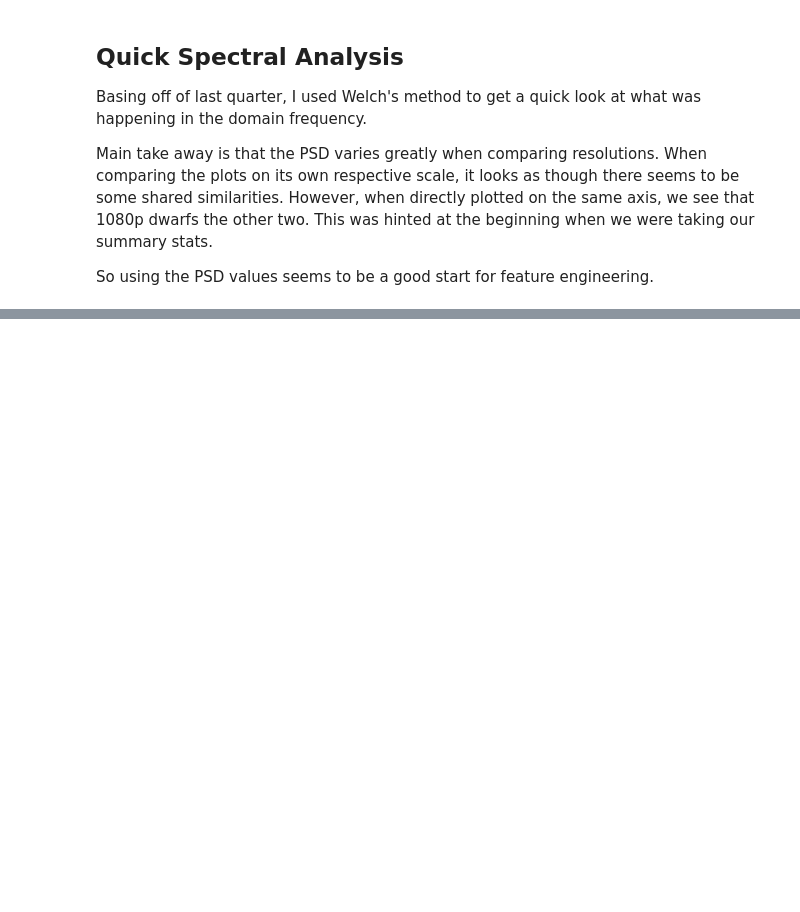
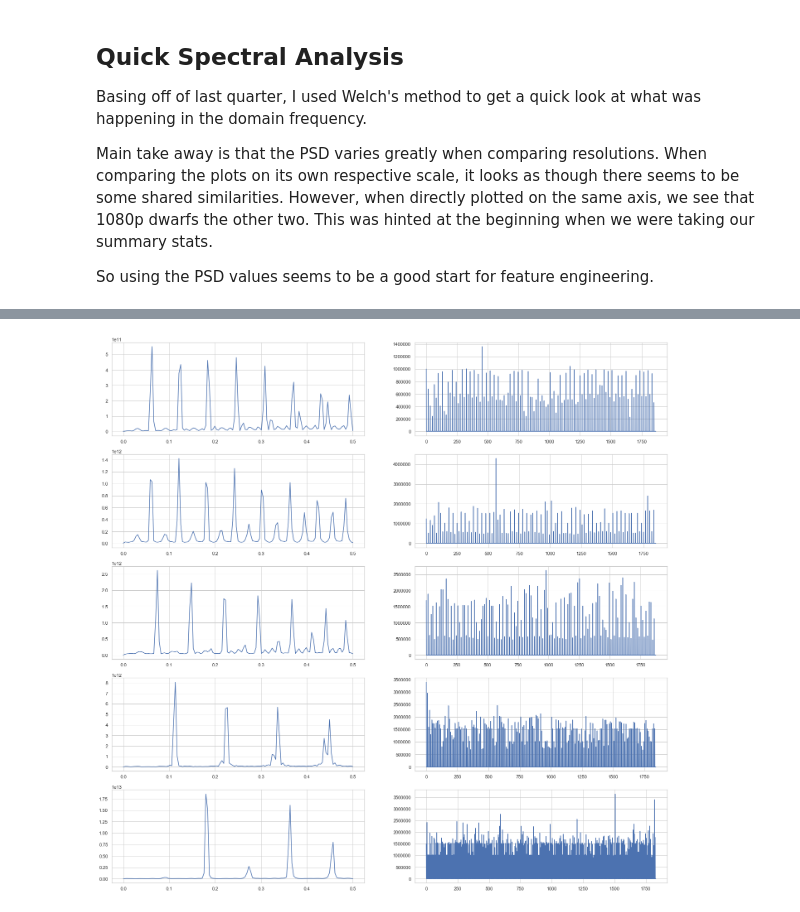
Before and after one commit to stephdoan/ResRecovery, a Jupyter notebook: notebooks/EDA.ipynb, the cells around one changed output, grey strips where cells are left out. Cells and saved outputs as stored; diff of their text form; code cells hidden in the pictures; blank space fills up the shorter version.

```diff
--- a/notebooks/EDA.ipynb
+++ b/notebooks/EDA.ipynb
@@ -193,2 +175,0 @@ len(temp_peaks)
-# %%
-peak_idx = np.round(np.arange(0, len(temp), len(temp)/len(temp_peaks))).astype(int)[:-1]
@@ -203,3 +175,0 @@ len(temp_peaks)
-# %%
-zeroed = np.zeros(len(temp))
-zeroed[peak_idx] = 1#temp_peaks['pkt_size'].values
@@ -271,0 +189,20 @@ plt.plot(f_1080, Pxx_1080)
+# %%
+#resample_lst = [two_four_resample, three_six_resample, four_eight_resample, seven_two_resample, ten_eight_resample]
+sns.set_style('whitegrid')
+fig, axes = plt.subplots(5, 2, figsize=(24, 24), sharex=False, sharey=False)
+
+i = 0
+for df in stdoan_resample_lst:
+  temp = df
+  temp_peaks_loc = get_peak_loc(temp, 'pkt_size')
+  temp_peaks = temp.reset_index()[temp_peaks_loc]
+  peak_idx = np.round(np.arange(0, len(temp), len(temp)/len(temp_peaks))).astype(int)[:len(temp_peaks)]
+  zeroed = np.zeros(len(temp))
+  zeroed[peak_idx] = temp_peaks['pkt_size'].values
+
+  f_temp, Pxx_temp = sp.signal.welch(zeroed, fs=1)
+  sns.lineplot(f_temp, Pxx_temp, ax=axes[i, 0])
+  sns.lineplot(np.arange(len(zeroed)), zeroed, ax=axes[i, 1])
+  i+=1
+# %% [output]
+[figure, added]
```
Also changed, not shown: parts of 21 cells of this notebook, 1 other file.
